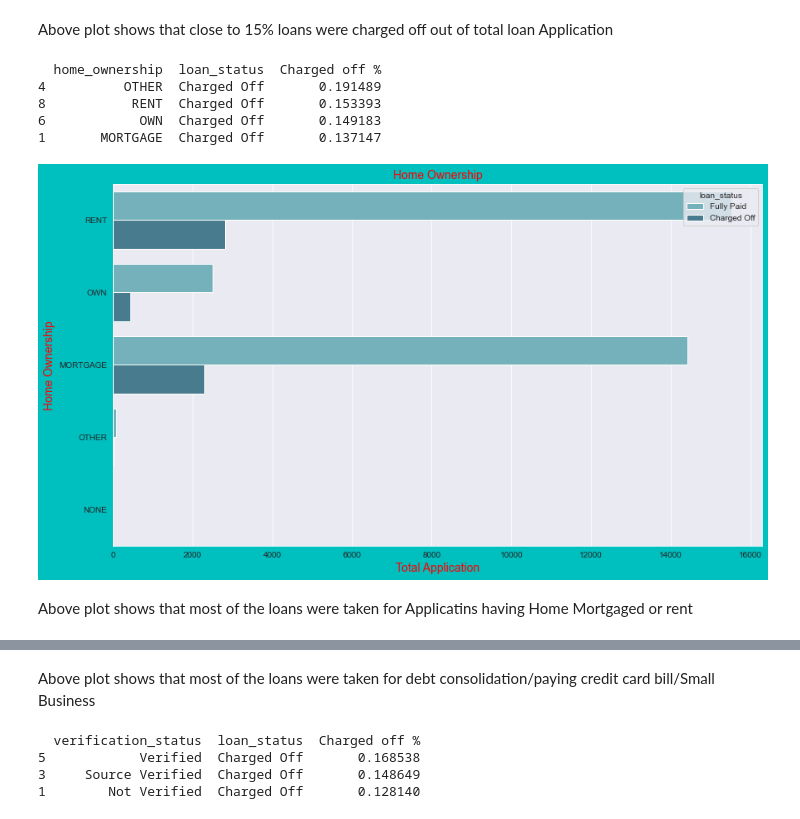
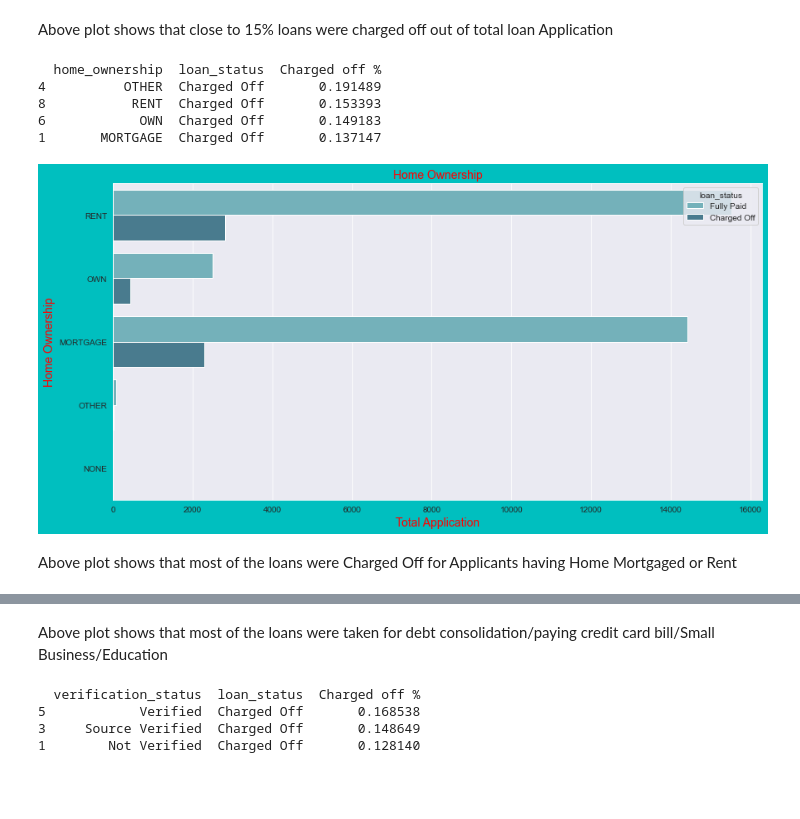
Before and after one commit to swapnilkj89/LendingClubCaseStudy, a Jupyter notebook: Swapnil_kumar_johari.ipynb, the cells around one changed output, grey strips where cells are left out. Cells and saved outputs as stored; diff of their text form; code cells hidden in the pictures; blank space fills up the shorter version.

```diff
--- a/Swapnil_kumar_johari.ipynb
+++ b/Swapnil_kumar_johari.ipynb
@@ -619,4 +620,4 @@ loan_df.pub_rec.value_counts()
 4        2
 Name: pub_rec, dtype: int64
 # %%
-loan_df.drop(['out_prncp','out_prncp_inv',"zip_code",'recoveries','revol_bal','revol_util'],axis = 1, inplace = True)
+loan_df.drop(['out_prncp','out_prncp_inv',"zip_code",'recoveries','revol_bal','revol_util','sub_grade'],axis = 1, inplace = True)
@@ -672,16 +677,16 @@ unordered_categorical(8,8,'loan_status', 'Loan Status', 'Loan Status', 'Total Lo
 Above plot shows that close to 15% loans were charged off out of total loan Application
 # %%
 #Unordered Categorical Variables - home ownership
-unordered_categorical_y(14,8,'home_ownership','loan_status','Home Ownership','Total Application','Home Ownership')
+unordered_categorical_y(14,7,'home_ownership','loan_status','Home Ownership','Total Application','Home Ownership')
 # %% [output]
   home_ownership  loan_status  Charged off %
 4          OTHER  Charged Off       0.191489
 8           RENT  Charged Off       0.153393
 6            OWN  Charged Off       0.149183
 1       MORTGAGE  Charged Off       0.137147
-[figure, old version]
+[figure, new version]
 # %% [markdown]
-Above plot shows that most of the loans were taken for Applicatins having Home Mortgaged or rent
+Above plot shows that most of the loans were Charged Off for Applicants having Home Mortgaged or Rent
 # %%
 unordered_categorical_y(14,8,'purpose','loan_status','Pupose of Loan','Total Application','Purpose of Loan')
 # %% [output]
@@ -702,7 +707,7 @@ unordered_categorical_y(14,8,'purpose','loan_status','Pupose of Loan','Total App
 27             wedding  Charged Off       0.101639
 [figure]
 # %% [markdown]
-Above plot shows that most of the loans were taken for debt consolidation/paying credit card bill/Small Business
+Above plot shows that most of the loans were taken for debt consolidation/paying credit card bill/Small Business/Education
 # %%
 unordered_categorical_y(14,5,'verification_status','loan_status','Verification Status','Total Application','Verification Status')
 # %% [output]
```
Also changed, not shown: parts of 63 cells of this notebook.
